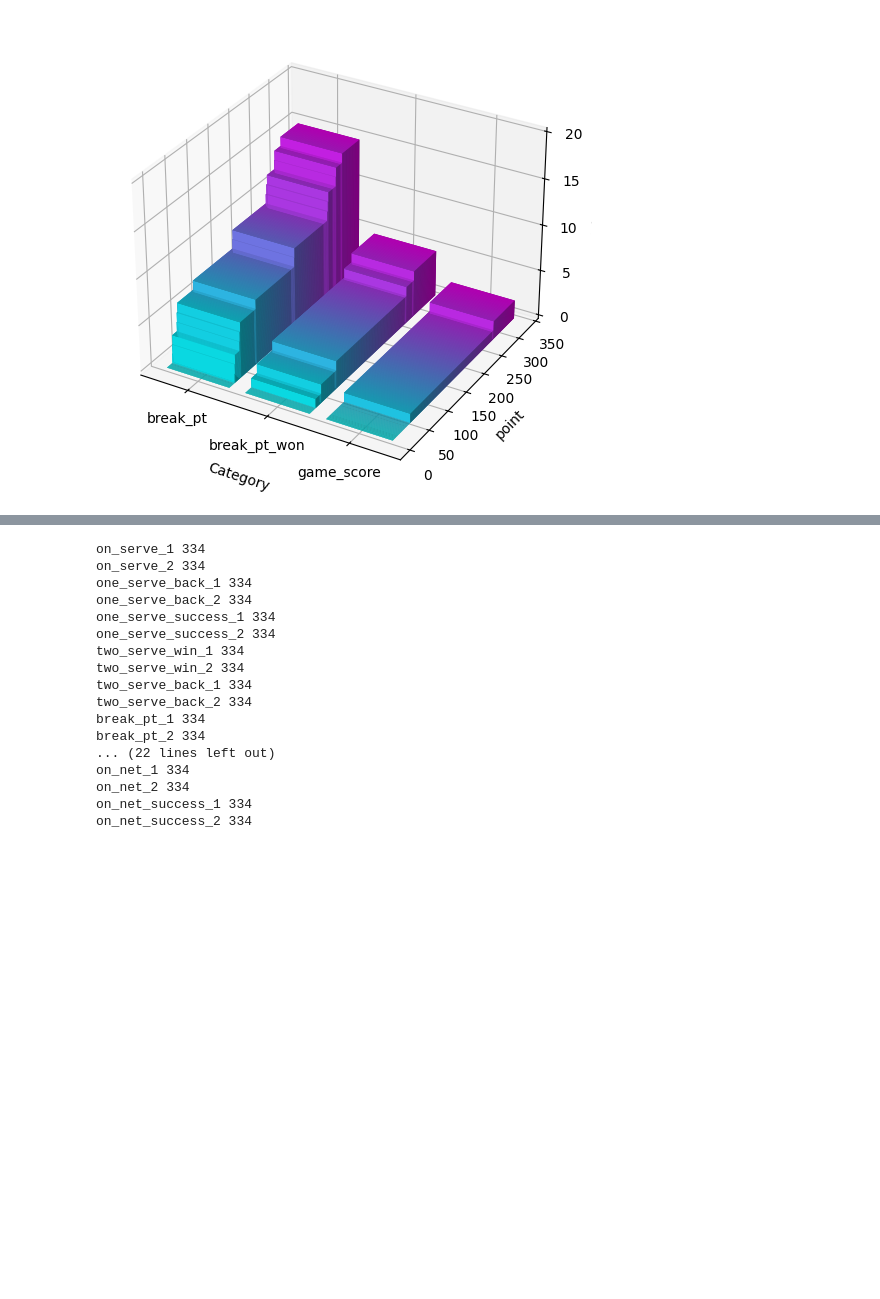
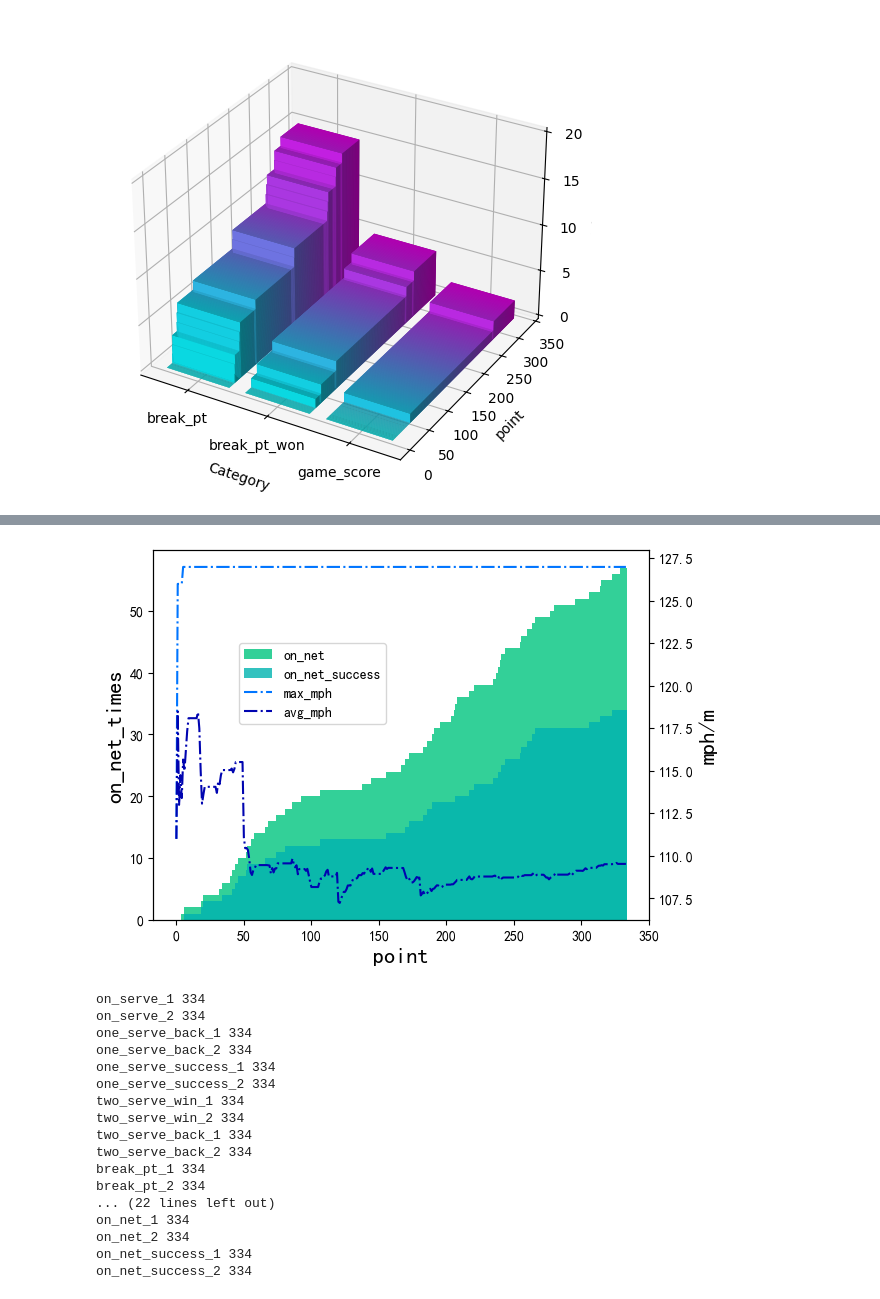
Before and after one commit to junqi1121/MCM-ICM, a Jupyter notebook: test (2).ipynb, the cells around one changed output, grey strips where cells are left out. Drawn from its saved outputs; the diff is of its cells as text; code cells hidden in the pictures; blank space fills up the shorter version.

```diff
--- a/test (2).ipynb
+++ b/test (2).ipynb
@@ -769,3 +800,34 @@ plt.show()
+# %%
+import numpy as np
+import matplotlib.pyplot as plt
+
+x = np.arange(334)
+y1 = max_mph_2
+y2 = avg_mph_2
+y5 = on_net_2
+y6 = on_net_success_2
+
+fig, ax1 = plt.subplots()
+ax2 = ax1.twinx()
+
+ax1.bar(x, y5, label='on_net', color = '#00c57e', width = 1, alpha = 0.8)
+ax1.bar(x, y6, label='on_net_success', color = '#00b3b0', width = 1, alpha = 0.8)
+# ax1.plot(x, y5, label='y2轴', ls='--', color = '#F9F871')
+# ax1.plot(x, y6, label='y2轴', ls='--', color = '#FFB63E')
+ax2.plot(x, y1, label='max_mph', ls='-.', color = '#0075FF')
+ax2.plot(x, y2, label='avg_mph', ls='-.', color = '#0004B0')
+
+ax1.set_xlabel('point', fontdict={'size': 16})
+ax1.set_ylabel('on_net_times',fontdict={'size': 16})
+ax2.set_ylabel('mph/m',fontdict={'size': 16})
+
+# plt.title('on net and mph')
+
+fig.legend(loc=1, bbox_to_anchor=(0.5, 0.7))
+
+plt.show()
+# %% [output]
+[figure, added]
 # %%
 # 打印出上面数组所有的长度
 print('on_serve_1',len(one_serve_win_1))
```
Also changed, not shown: parts of 3 cells of this notebook, 2 other files.
